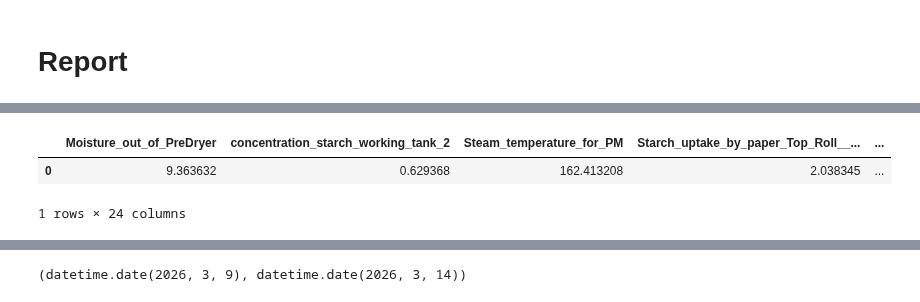
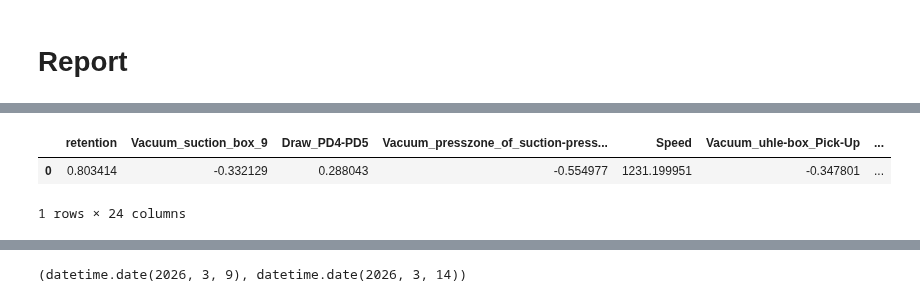
Before and after one commit to Miggon-dev/costimiser2, a Jupyter notebook: ai_process_analyst.ipynb, the cells around one changed output, grey strips where cells are left out. Drawn from its saved outputs; the diff is of its cells as text; code cells hidden in the pictures.

```diff
--- a/ai_process_analyst.ipynb
+++ b/ai_process_analyst.ipynb
@@ -1699,9 +1749,11 @@ steam_features()
 # %%
 import pandas as pd
 # %%
-snapshot=pd.read_parquet("baseline_features_steam_20260323_164625.parquet")
+#snapshot=pd.read_parquet("baseline_features_steam_20260323_164625.parquet")
+#snapshot=pd.read_parquet("baseline_features_Electricity_20260323_164625.parquet")
+snapshot=pd.read_parquet("baseline_features_Electricity_20260324_142652.parquet")
 snapshot
 # %% [output]
-|  | Moisture_out_of_PreDryer | concentration_starch_working_tank_2 | Steam_temperature_for_PM | Starch_uptake_by_paper_Top_Roll__... | ... |
-| 0 | 9.363632 | 0.629368 | 162.413208 | 2.038345 | ... |
+|  | retention | Vacuum_suction_box_9 | Draw_PD4-PD5 | Vacuum_presszone_of_suction-press... | Speed | Vacuum_uhle-box_Pick-Up | ... |
+| 0 | 0.803414 | -0.332129 | 0.288043 | -0.554977 | 1231.199951 | -0.347801 | ... |
 1 rows × 24 columns
```
Also changed, not shown: parts of 22 cells of this notebook, 6 other files.
